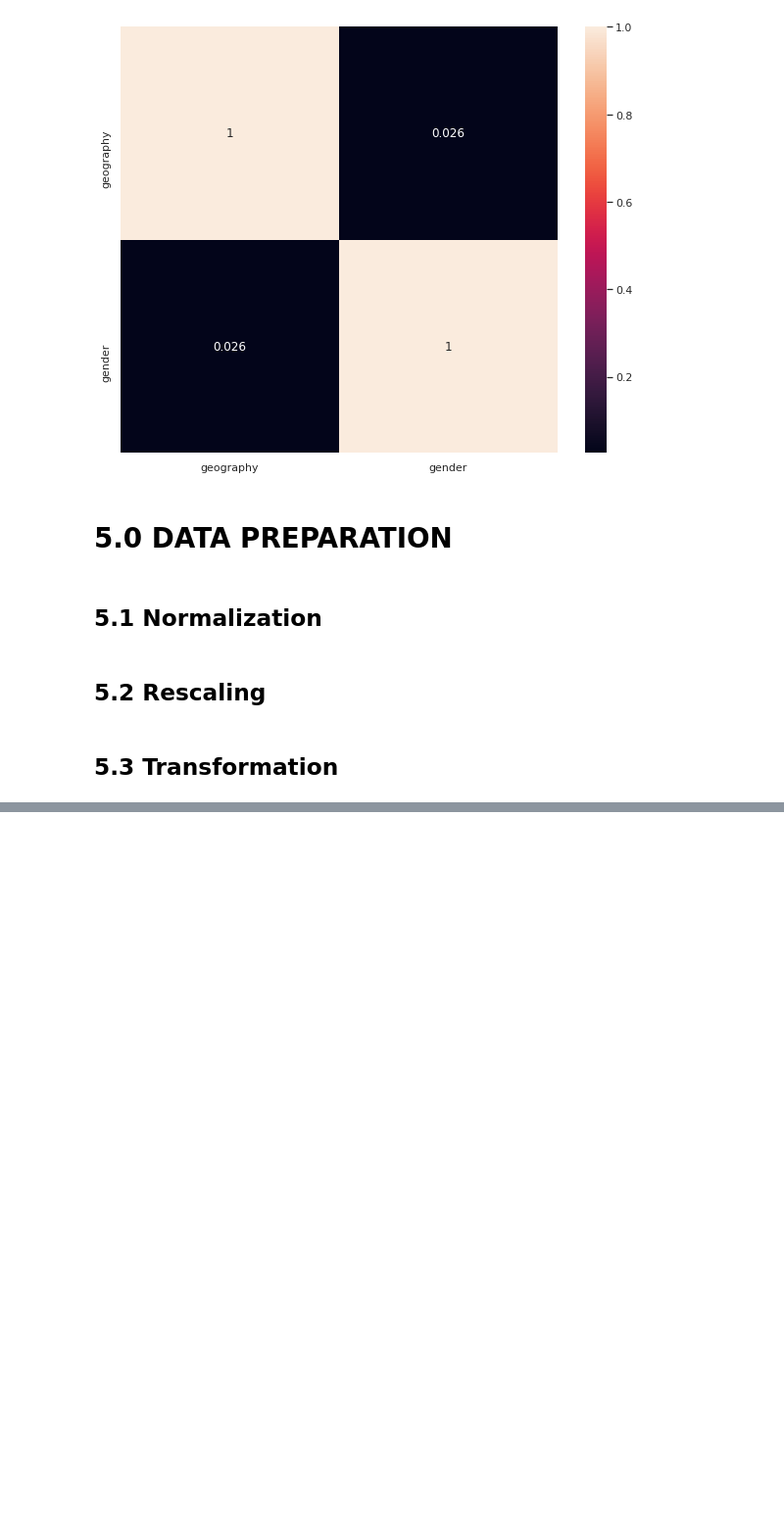
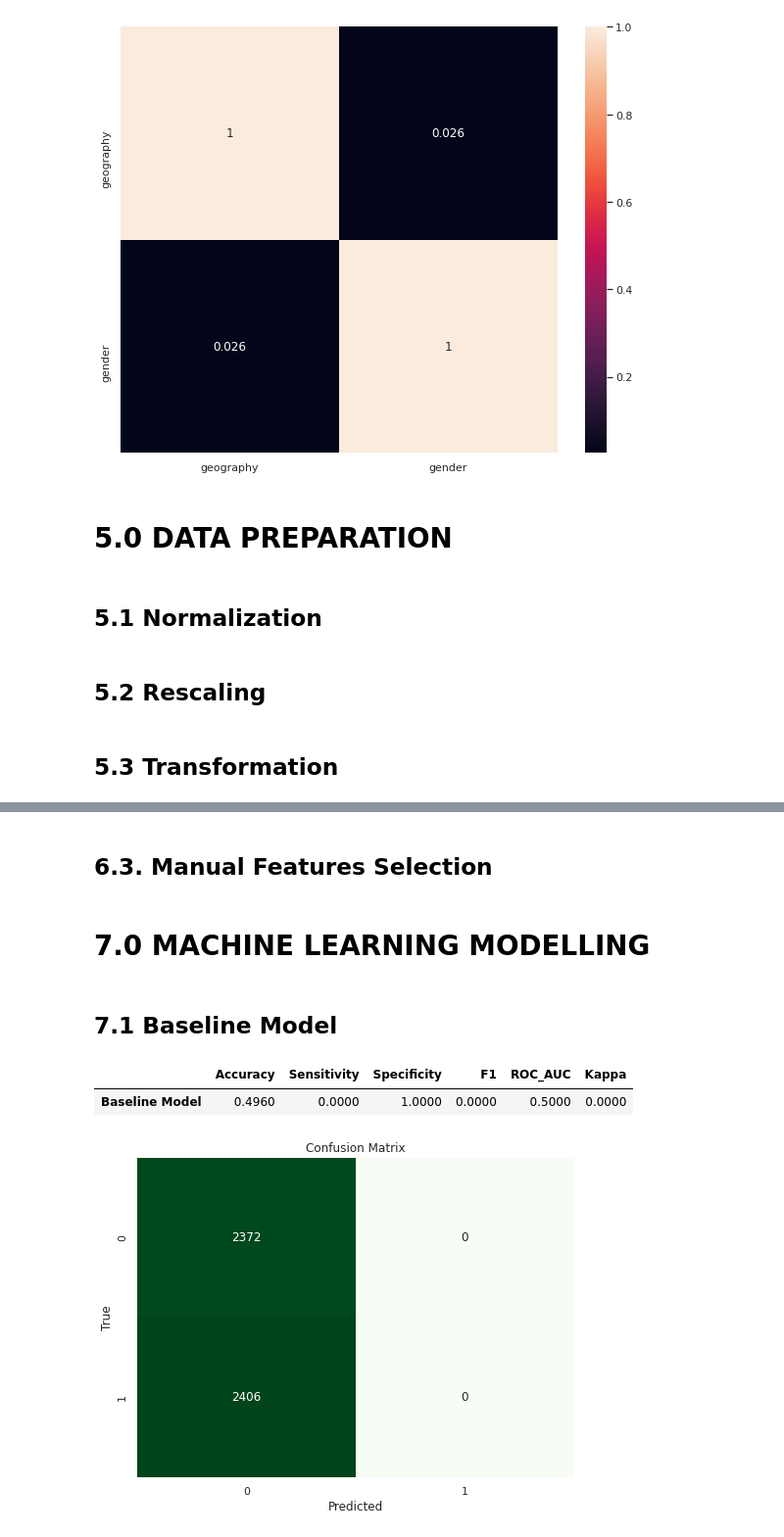
Before and after one commit to ronaldoi9/churn_prediction, a Jupyter notebook: churn_prediction.ipynb, the cells around one changed output, grey strips where cells are left out. Shown: that part at 98% size. Cells and saved outputs as stored; diff of their text form; code cells hidden in the pictures; blank space fills up the shorter version.

Commit message:
#feat: compare models performance

```diff
--- a/churn_prediction.ipynb
+++ b/churn_prediction.ipynb
@@ -62,20 +65,33 @@ def cramer_v( x, y ):
 
     return np.sqrt( ( chi2corr/n ) / ( min( kcorr-1, rcorr-1 ) ) )
 
-def algorithm_performance(y_test, y_pred):
+def algorithm_performance(model_name, y_test, y_pred):
     accuracy = accuracy_score(y_test,y_pred)
 
     confusion_mat = confusion_matrix(y_test,y_pred)
 
+    f1 = f1_score(y_test, y_pred)
+    kappa = cohen_kappa_score(y_test, y_pred)
+    roc = roc_auc_score(y_test, y_pred)
+
     specificity = confusion_mat[0][0] / (confusion_mat[0][0] + confusion_mat[0][1])
     sensitivity = confusion_mat[1][1] / (confusion_mat[1][0] + confusion_mat[1][1])
 
-    print('\nAccuracy: ', round(accuracy,3))
-    print('\nSensitivity: ', round(sensitivity,3))
-    print('\nSpecificity: ', round(specificity,3))
-    print('\nConfusion Matrix:\n', confusion_mat)
+    plt.figure(figsize=(8,6))
+    ax = plt.subplot()
+    sb.heatmap(confusion_mat, annot=True, fmt='.0f', ax = ax, cmap='Greens', cbar=False);
+    ax.set_xlabel('Predicted')
+    ax.set_ylabel('True')
+    ax.set_title('Confusion Matrix')
+    ax.xaxis.set_ticklabels(['0', '1'])
+    ax.yaxis.set_ticklabels(['0', '1'])
 
-    print(classification_report(y_test,y_pred))
+    return pd.DataFrame({'Accuracy': np.round(accuracy, 3),
+                         'Sensitivity': np.round(sensitivity, 3),
+                         'Specificity': np.round(specificity, 3),
+                         'F1': np.round(f1, 3),
+                         'ROC_AUC': np.round(roc, 3),
+                         'Kappa': np.round(kappa, 3)}, index=[model_name])
 
 def filter_columns_in_numpy(np_matrix, columns_boruta):
     final_np_matrix = []
@@ -858,0 +781,7 @@ weighted avg       0.25      0.50      0.33      4778
+# %%
+oversample = SMOTE()
+
+X_np = df5.loc[:, df5.columns != 'exited'].values
+y_np = df5['exited'].values
+
+X, y = oversample.fit_resample(X_np, y_np)
@@ -858,0 +837,2 @@ weighted avg       0.25      0.50      0.33      4778
+# %% [markdown]
+## 6.3. Manual Features Selection
@@ -858,0 +841,2 @@ weighted avg       0.25      0.50      0.33      4778
+# %% [markdown]
+# 7.0 MACHINE LEARNING MODELLING
@@ -858,0 +846,14 @@ weighted avg       0.25      0.50      0.33      4778
+# %% [markdown]
+## 7.1 Baseline Model
+# %%
+dc = DummyClassifier()
+
+dc.fit(X_train_np, y_train_np)
+y_hat = dc.predict(X_test_np)
+
+bm_result = algorithm_performance('Baseline Model', y_test_np, y_hat)
+bm_result
+# %% [output]
+|  | Accuracy | Sensitivity | Specificity | F1 | ROC_AUC | Kappa |
+| Baseline Model | 0.4960 | 0.0000 | 1.0000 | 0.0000 | 0.5000 | 0.0000 |
+[figure, added]
```
Also changed, not shown: parts of 60 cells of this notebook.
